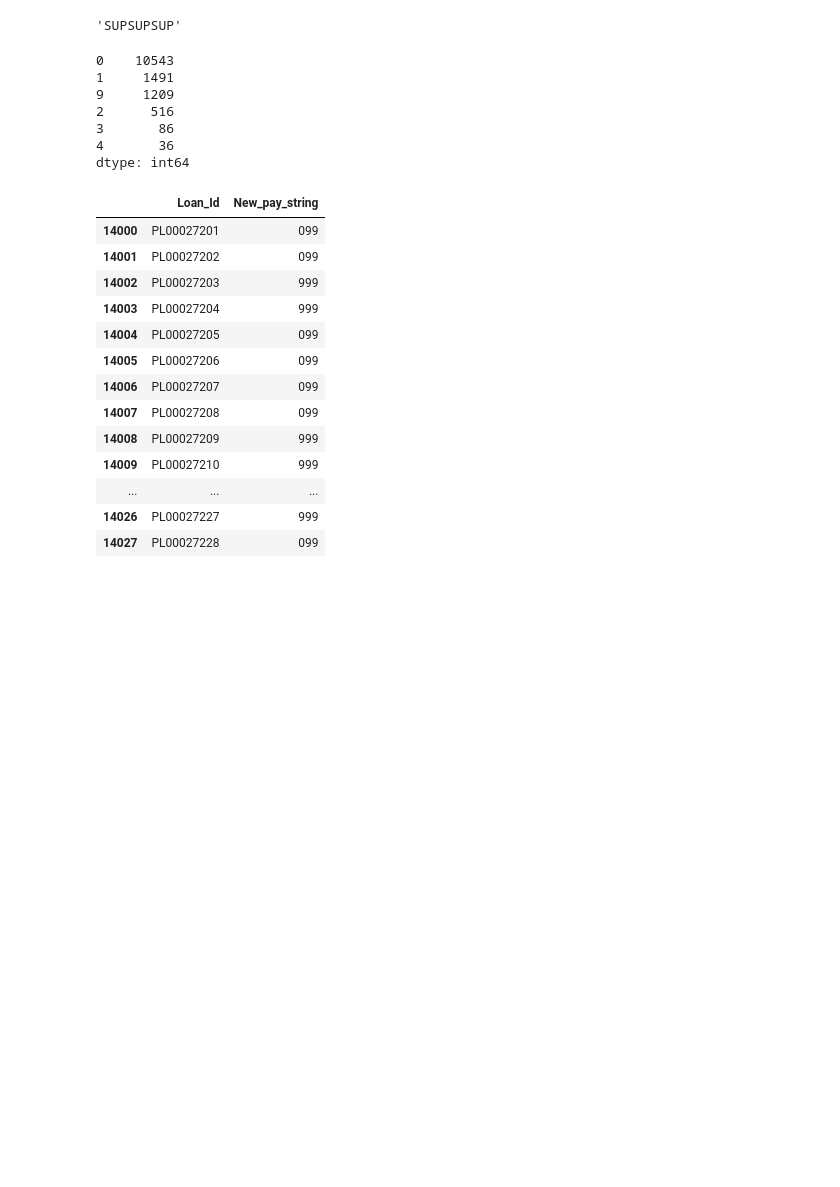
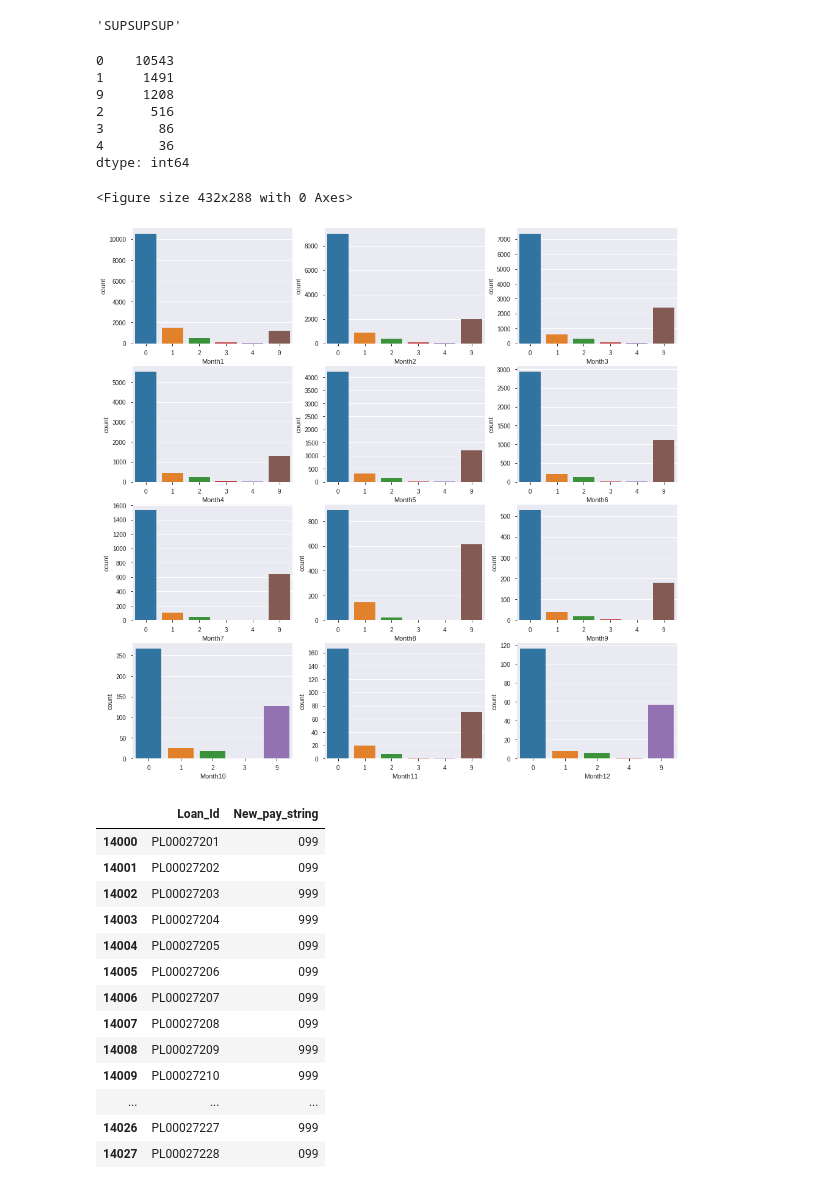
Before and after one commit to paragnayak/Data-Science, a Jupyter notebook: EMI_Date_Tracker.ipynb, the cells around one changed output. Drawn from its saved outputs; the diff is of its cells as text; code cells hidden in the pictures; blank space fills up the shorter version.

```diff
--- a/EMI_Date_Tracker.ipynb
+++ b/EMI_Date_Tracker.ipynb
@@ -183,11 +192,3 @@ delta = pd.to_datetime(str2)-pd.to_datetime(str1)
 print(delta.days)
 # %% [output]
 28
-# %%
-l1 = []
-l2 = []
-for i in range(len(data)):
-  if data['Upcoming EMI Date'][i] != 'nan':
-    l1.append(i)
-  else:
-    l2.append(i)
@@ -391,13 +408,13 @@ pd.Series(month1).value_counts()
 # %% [output]
 0    10543
 1     1491
-9     1209
+9     1208
 2      516
 3       86
 4       36
 dtype: int64
 # %%
-plt.figure(0)[]
+plt.figure(0)
 plt.figure(figsize=(16,16))
 
 
@@ -423,33 +440,37 @@ plt.xlabel('Month5')
 
 plt.subplot(436)
 sns.countplot(month6)
 plt.xlabel('Month6')
 
 plt.subplot(437)
 sns.countplot(month7)
 plt.xlabel('Month7')
 
 plt.subplot(438)
 sns.countplot(month8)
 plt.xlabel('Month8')
 
 plt.subplot(439)
 sns.countplot(month9)
 plt.xlabel('Month9')
 
 plt.subplot(4,3,10)
 sns.countplot(month10)
 plt.xlabel('Month10')
 
 plt.subplot(4,3,11)
 sns.countplot(month11)
 plt.xlabel('Month11')
 
 plt.subplot(4,3,12)
 sns.countplot(month12)
 plt.xlabel('Month12')
 
+
 plt.show()
+# %% [output]
+<Figure size 432x288 with 0 Axes>
+[figure, added]
 # %%
 df5.loc[14000:14030]
 # %% [output]
```
Also changed, not shown: parts of 35 cells of this notebook.
